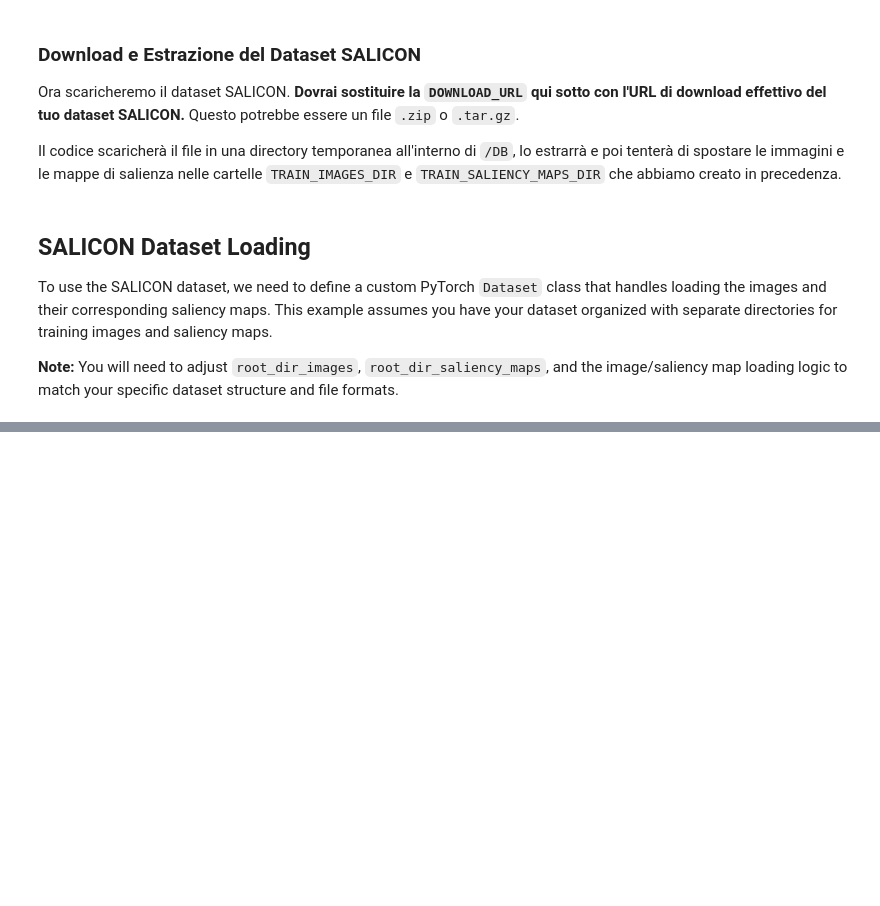
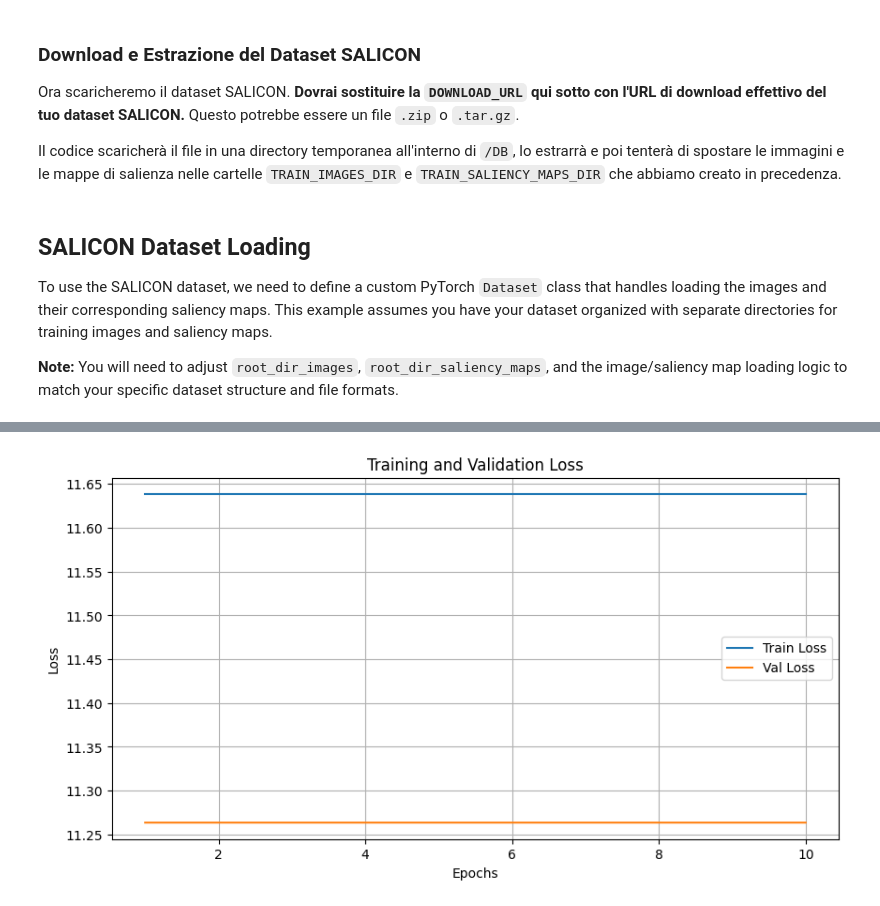
Before and after one commit to SebastianoColombini/NN_DL_project, a Jupyter notebook: prova.ipynb, the cells around one changed output, grey strips where cells are left out. Cells and saved outputs as stored; diff of their text form; code cells hidden in the pictures; blank space fills up the shorter version.

```diff
--- a/prova.ipynb
+++ b/prova.ipynb
@@ -101,7 +113,7 @@ class SALICONDataset(Dataset):
 
         # Basic check to ensure same number of images and maps
         assert len(self.image_filenames) == len(self.saliency_map_filenames), \
-            "Number of images and saliency maps must be the same"
+            f"Mismatch: {len(self.image_filenames)} images vs {len(self.saliency_map_filenames)} maps"
 
     def __len__(self):
         return len(self.image_filenames)
@@ -111,7 +123,7 @@ class SALICONDataset(Dataset):
         saliency_name = os.path.join(self.saliency_map_root_dir, self.saliency_map_filenames[idx])
 
         image = Image.open(img_name).convert('RGB')
-        saliency_map = Image.open(saliency_name).convert('L') # Convert to grayscale for saliency
+        saliency_map = Image.open(saliency_name).convert('L')
 
         if self.transform:
             image = self.transform(image)
@@ -119,21 +131,19 @@ class SALICONDataset(Dataset):
 
         return image, saliency_map
 
-
 transforms_train = transforms.Compose([
-    transforms.Resize((224, 224)), # Resize images to a common size
-    transforms.ToTensor(),        # Convert PIL Image to PyTorch Tensor
-    # transforms.Normalize(mean=[0.485, 0.456, 0.406], std=[0.229, 0.224, 0.225]) # Normalize for pre-trained models, if applicable
+    transforms.Resize((224, 224)),
+    transforms.ToTensor(),
 ])
 
-# Create the dataset and dataloader
+# Create the dataset and dataloader using the updated variable names
 train_salicon_dataset = SALICONDataset(
     image_root_dir=TRAIN_IMAGES_DIR,
     saliency_map_root_dir=TRAIN_SALIENCY_MAPS_DIR,
     transform=transforms_train
 )
 val_salicon_dataset = SALICONDataset(
-    image_root_dir=VAL_IMGAGES_DIR,
+    image_root_dir=VAL_IMAGES_DIR,
     saliency_map_root_dir=VAL_SALIENCY_MAPS_DIR,
     transform=transforms_train
 )
@@ -406,7 +419,7 @@ if os.path.exists(progress_json_path):
     print(f"Resuming from Epoch {start_epoch+1}. Current train losses: {train_losses_history}, val losses: {val_losses_history}")
 
 # Total number of epochs to run (e.g., if start_epoch is 5 and num_epochs is 10, it will run until epoch 10)
-total_epochs = 1
+total_epochs = 10
 
 # Loop delle epoche
 for epoch in range(start_epoch, total_epochs):
@@ -505,0 +537,15 @@ for epoch in range(start_epoch, total_epochs):
+# %%
+import matplotlib.pyplot as plt
+
+# 1. Plotting loss history
+plt.figure(figsize=(10, 5))
+plt.plot(range(1, len(train_losses_history) + 1), train_losses_history, label='Train Loss')
+plt.plot(range(1, len(val_losses_history) + 1), val_losses_history, label='Val Loss')
+plt.title('Training and Validation Loss')
+plt.xlabel('Epochs')
+plt.ylabel('Loss')
+plt.legend()
+plt.grid(True)
+plt.show()
+# %% [output]
+[figure, added]
```
Also changed, not shown: parts of 4 cells of this notebook.
